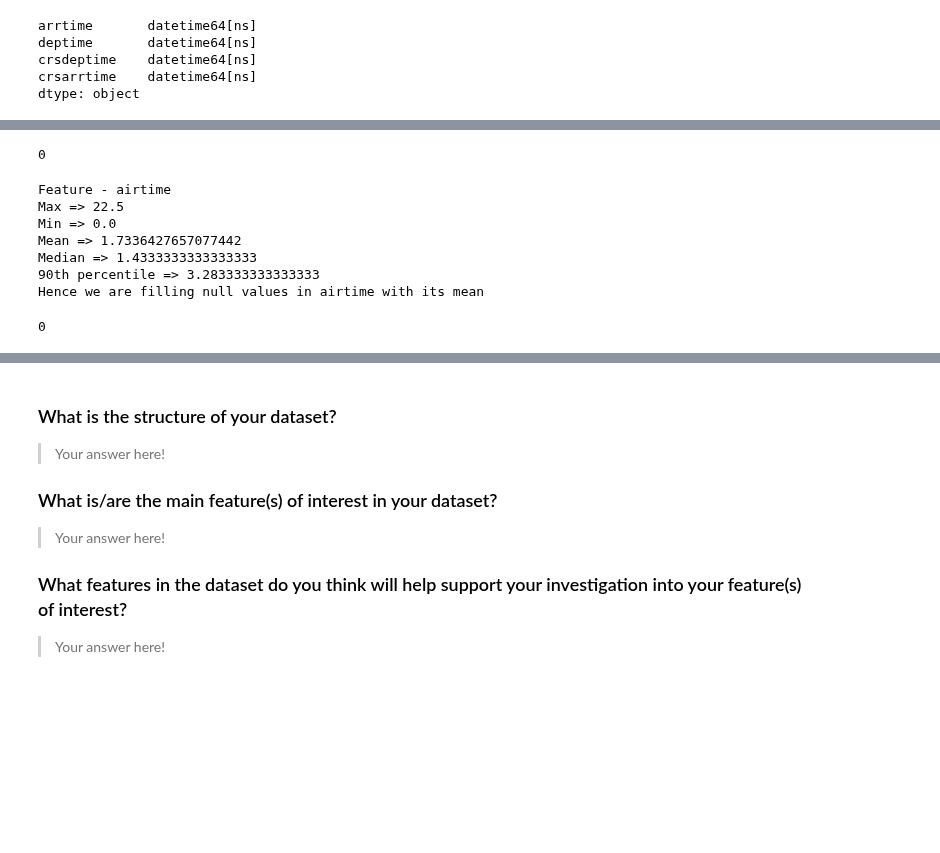
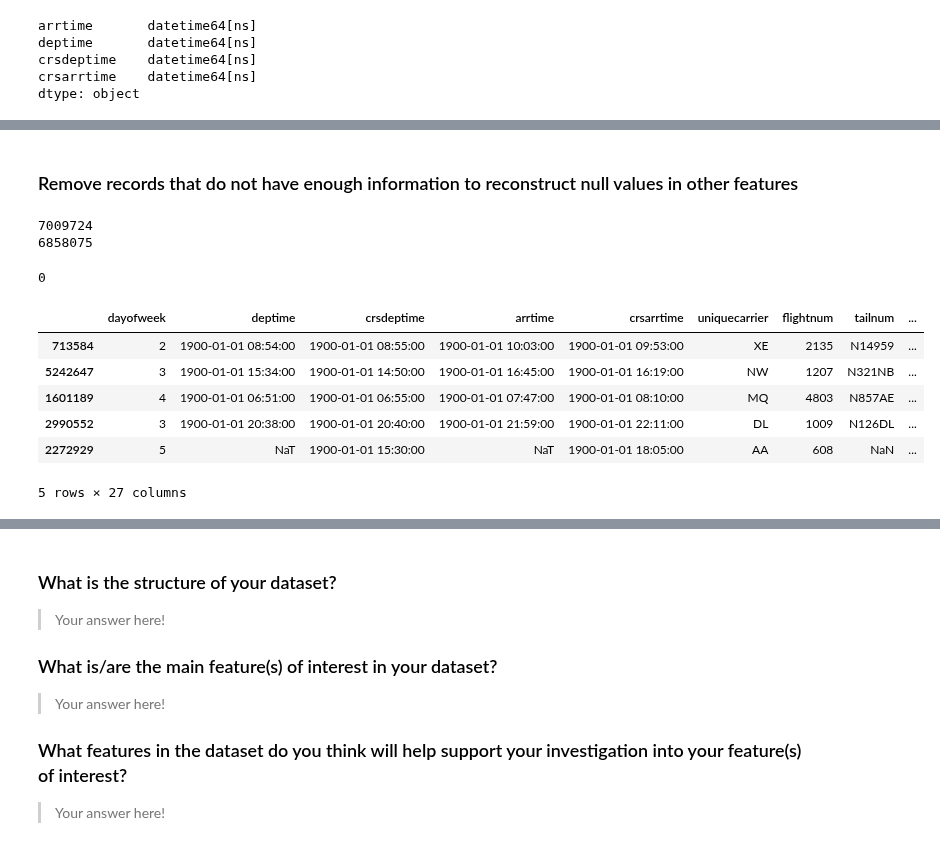
Before and after one commit to command7/exploratory_data_analysis, a Jupyter notebook: Analysis.ipynb, the cells around one changed output, grey strips where cells are left out. Saved outputs shown, nothing was run; the diff lists cells and outputs as text; code cells hidden in the pictures; blank space fills up the shorter version.

Commit message:
Feat: Remove useless records
Revert null values in airtime and actualelapsedtime since they can be reconstructed

```diff
--- a/Analysis.ipynb
+++ b/Analysis.ipynb
@@ -196,13 +193,0 @@ dtype: object
-# %%
-flights_data["actualelapsedtime"] = flights_data["actualelapsedtime"] / 60
-flights_data["crselapsedtime"] = flights_data["crselapsedtime"] / 60
-flights_data["airtime"] = flights_data["airtime"] / 60
-flights_data["arrdelay"] = flights_data["arrdelay"] / 60
-flights_data["depdelay"] = flights_data["depdelay"] / 60
-flights_data["taxiin"] = flights_data["taxiin"] / 60
-flights_data["taxiout"] = flights_data["taxiout"] / 60
-flights_data["carrierdelay"] = flights_data["carrierdelay"] / 60
-flights_data["weatherdelay"] = flights_data["weatherdelay"] / 60
-flights_data["nasdelay"] = flights_data["nasdelay"] / 60
-flights_data["securitydelay"] = flights_data["securitydelay"] / 60
-flights_data["lateaircraftdelay"] = flights_data["lateaircraftdelay"] / 60
@@ -242,26 +194,14 @@ Hence we are filling null values in actual elapsed time feature with the mean of
-# %%
-flights_data.actualelapsedtime.fillna(flights_data.actualelapsedtime.mean(), inplace=True)
-flights_data.actualelapsedtime.isna().sum()
-# %% [output]
-0
-# %%
-print("Feature - airtime")
-print("Max => {}".format(flights_data.airtime.max()))
-print("Min => {}".format(flights_data.airtime.min()))
-print("Mean => {}".format(flights_data.airtime.mean()))
-print("Median => {}".format(np.median(flights_data[flights_data.airtime.notna()]\
-                                     ["airtime"])))
-print("90th percentile => {}".format(np.percentile(flights_data[flights_data.airtime.notna()]\
-                                     ["airtime"], 90)))
-print("Hence we are filling null values in airtime with its mean")
-# %% [output]
-Feature - airtime
-Max => 22.5
-Min => 0.0
-Mean => 1.7336427657077442
-Median => 1.4333333333333333
-90th percentile => 3.283333333333333
-Hence we are filling null values in airtime with its mean
+# %% [markdown]
+### Remove records that do not have enough information to reconstruct null values in other features
+# %%
+remove_indexes = list(flights_data[((flights_data.arrtime.isna())& (flights_data.actualelapsedtime.isna())) | \
+             ((flights_data.actualelapsedtime.isna()) &(flights_data.deptime.isna()))].index)
+# flights_data["test"] = (flights_data.arrtime - flights_data.crsarrtime).dt.total_seconds().div(60).astype(int)
+# flights_data[["arrdelay", "test"]]
+flights_data = flights_data.drop(remove_indexes)
+# %% [output]
+7009724
+6858075
 # %%
 flights_data.airtime.fillna(flights_data.airtime.mean(),inplace=True)
 flights_data.airtime.isna().sum()
@@ -269,0 +219,10 @@ flights_data.airtime.isna().sum()
+# %%
+flights_data.sample(5)
+# %% [output]
+|  | dayofweek | deptime | crsdeptime | arrtime | crsarrtime | uniquecarrier | flightnum | tailnum | ... |
+| 713584 | 2 | 1900-01-01 08:54:00 | 1900-01-01 08:55:00 | 1900-01-01 10:03:00 | 1900-01-01 09:53:00 | XE | 2135 | N14959 | ... |
+| 5242647 | 3 | 1900-01-01 15:34:00 | 1900-01-01 14:50:00 | 1900-01-01 16:45:00 | 1900-01-01 16:19:00 | NW | 1207 | N321NB | ... |
+| 1601189 | 4 | 1900-01-01 06:51:00 | 1900-01-01 06:55:00 | 1900-01-01 07:47:00 | 1900-01-01 08:10:00 | MQ | 4803 | N857AE | ... |
+| 2990552 | 3 | 1900-01-01 20:38:00 | 1900-01-01 20:40:00 | 1900-01-01 21:59:00 | 1900-01-01 22:11:00 | DL | 1009 | N126DL | ... |
+| 2272929 | 5 | NaT | 1900-01-01 15:30:00 | NaT | 1900-01-01 18:05:00 | AA | 608 | NaN | ... |
+5 rows × 27 columns
```
Also changed, not shown: parts of 6 cells of this notebook.
